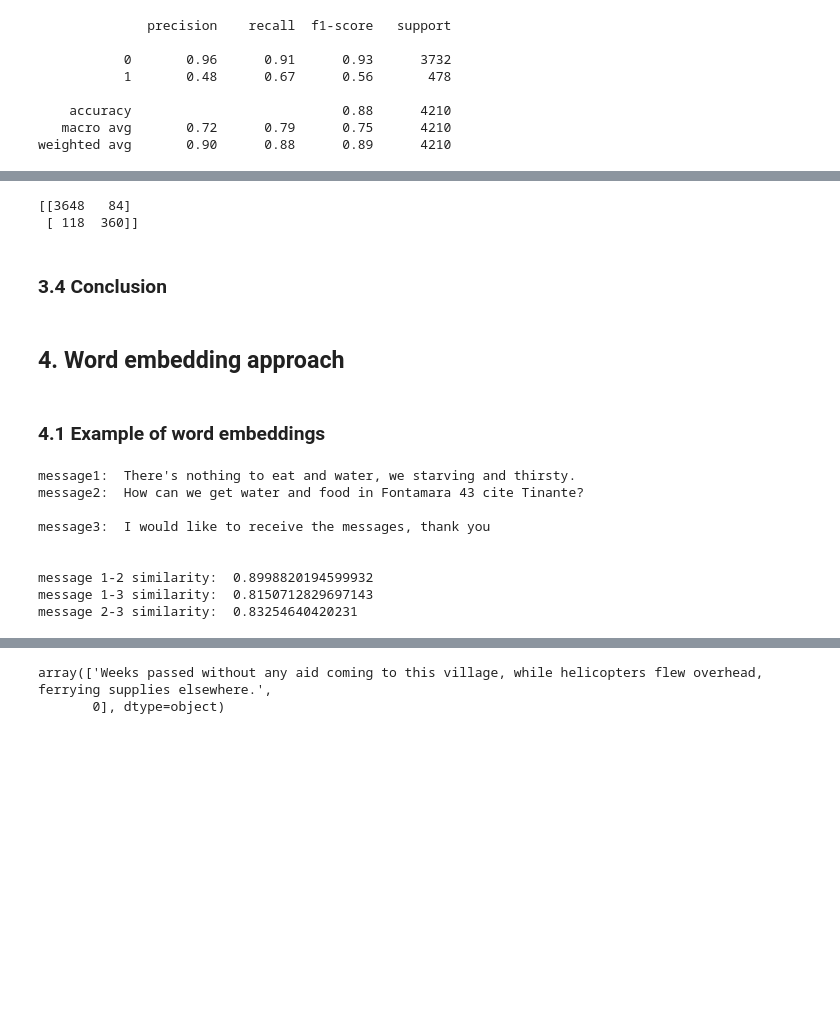
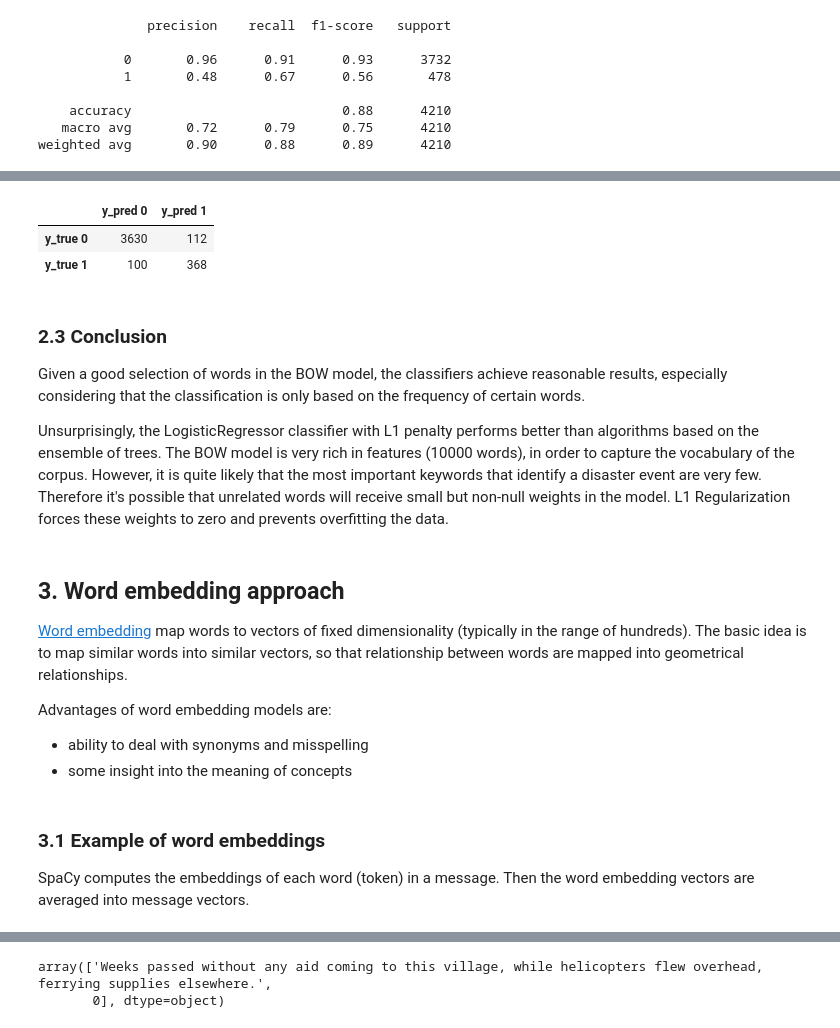
Before and after one commit to marco-bellini/NLP_disaster, a Jupyter notebook: load_data.ipynb, the cells around one changed output, grey strips where cells are left out. Saved outputs shown, nothing was run; the diff lists cells and outputs as text; code cells hidden in the pictures; blank space fills up the shorter version.

```diff
--- a/load_data.ipynb
+++ b/load_data.ipynb
@@ -341,3 +320,6 @@ y_pred=model.predict(X_test_tdidf)
+# %%
+clf=cv.best_estimator_
+y_pred=clf.predict(X_test_tdidf)
 # %%
 print(classification_report(Y_test.values, y_pred))
 # %% [output]
@@ -351,44 +333,30 @@ print(classification_report(Y_test.values, y_pred))
 weighted avg       0.95      0.95      0.95      4210
-# %%
-print(confusion_matrix(Y_test,y_pred))
-# %% [output]
-[[3648   84]
- [ 118  360]]
-# %% [markdown]
-### 3.4 Conclusion
-# %% [markdown]
-## 4. Word embedding approach
-# %% [markdown]
-### 4.1 Example of word embeddings
-# %%
-food_message1= df.loc[df.food==1,'message'].iloc[0]
-food_message2= df.loc[df.food==1,'message'].iloc[5]
-other_message= df.loc[df.food==0,'message'].iloc[6]
-print("message1: ",food_message1)
-print("message2: ",food_message2)
-print()
-print("message3: ",other_message)
-
-t1=nlp(food_message1)
-t2=nlp(food_message2)
-t3=nlp(other_message)
-
-print()
-print()
-
-print('message 1-2 similarity: ', t1.similarity(t2))
-print('message 1-3 similarity: ', t1.similarity(t3))
-print('message 2-3 similarity: ', t2.similarity(t3))
-# %% [output]
-message1:  There's nothing to eat and water, we starving and thirsty.
-message2:  How can we get water and food in Fontamara 43 cite Tinante?
-
-message3:  I would like to receive the messages, thank you
-
-
-message 1-2 similarity:  0.8998820194599932
-message 1-3 similarity:  0.8150712829697143
-message 2-3 similarity:  0.83254640420231
+# %%
+display(pd.DataFrame( confusion_matrix(Y_test,y_pred),columns=['y_pred 0','y_pred 1'],index=['y_true 0','y_true 1'] ) )
+# %% [output]
+|  | y_pred 0 | y_pred 1 |
+| y_true 0 | 3630 | 112 |
+| y_true 1 | 100 | 368 |
+# %% [markdown]
+### 2.3 Conclusion
+
+Given a good selection of words in the BOW model, the classifiers achieve reasonable results, especially considering that the classification is only based on the frequency of certain words.
+
+Unsurprisingly, the LogisticRegressor classifier with L1 penalty performs better than algorithms based on the ensemble of trees.
+The BOW model is very rich in features (10000 words), in order to capture the vocabulary of the corpus.
+However, it is quite likely that the most important keywords that identify a disaster event are very few. Therefore it's possible that unrelated words will receive small but non-null weights in the model. L1 Regularization forces these weights to zero and prevents overfitting the data.
+# %% [markdown]
+## 3. Word embedding approach
+
+[Word embedding](https://en.wikipedia.org/wiki/Word_embedding) map words to vectors of fixed dimensionality (typically in the range of hundreds). The basic idea is to map similar words into similar vectors, so that relationship between words are mapped into geometrical relationships.
+
+Advantages of word embedding models are:
+* ability to deal with synonyms and misspelling
+* some insight into the meaning of concepts
+# %% [markdown]
+### 3.1 Example of word embeddings
+
+SpaCy computes the embeddings of each word (token) in a message. Then the word embedding vectors are averaged into message vectors.
 # %%
 def embedding_tokenizer(message):
     message=re.sub("[#@$'!*+%\".()!,]?;",'',message).replace('','').replace('-','')
```
Also changed, not shown: parts of 34 cells of this notebook.
